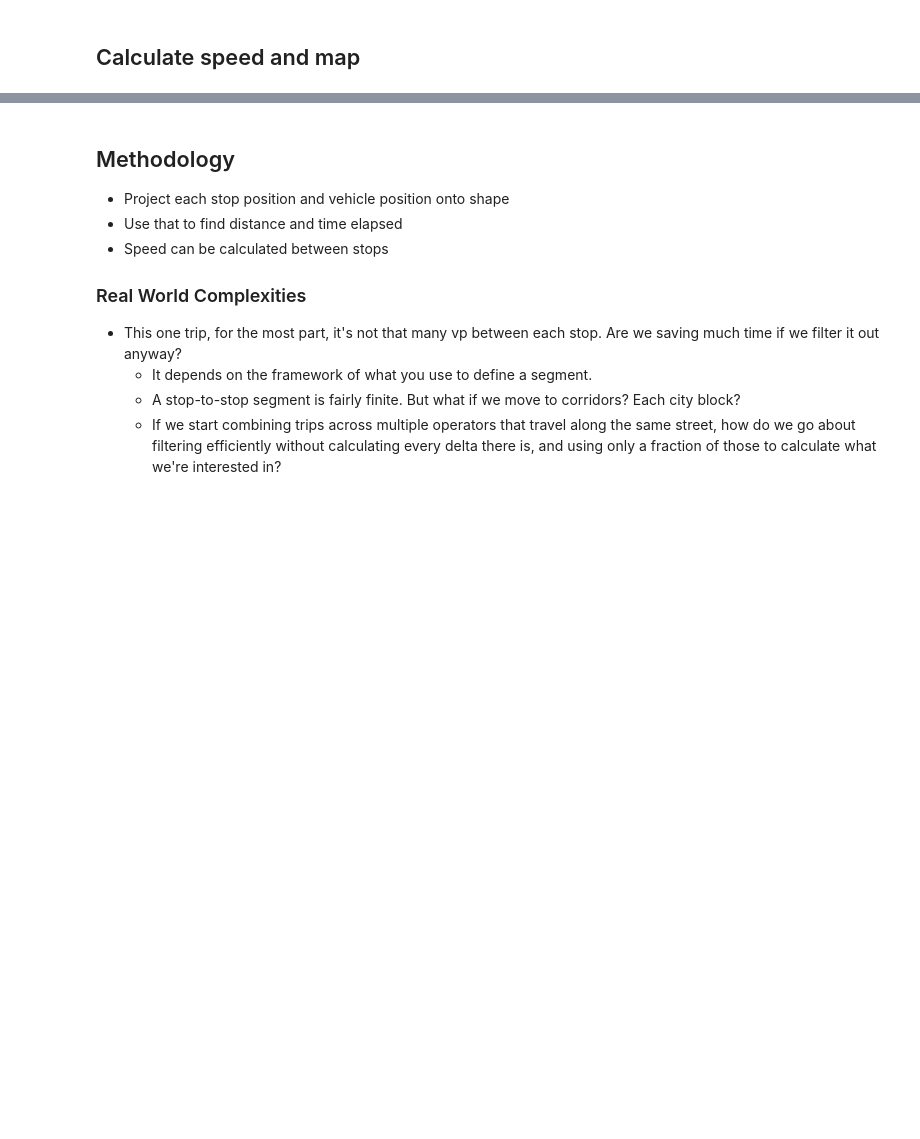
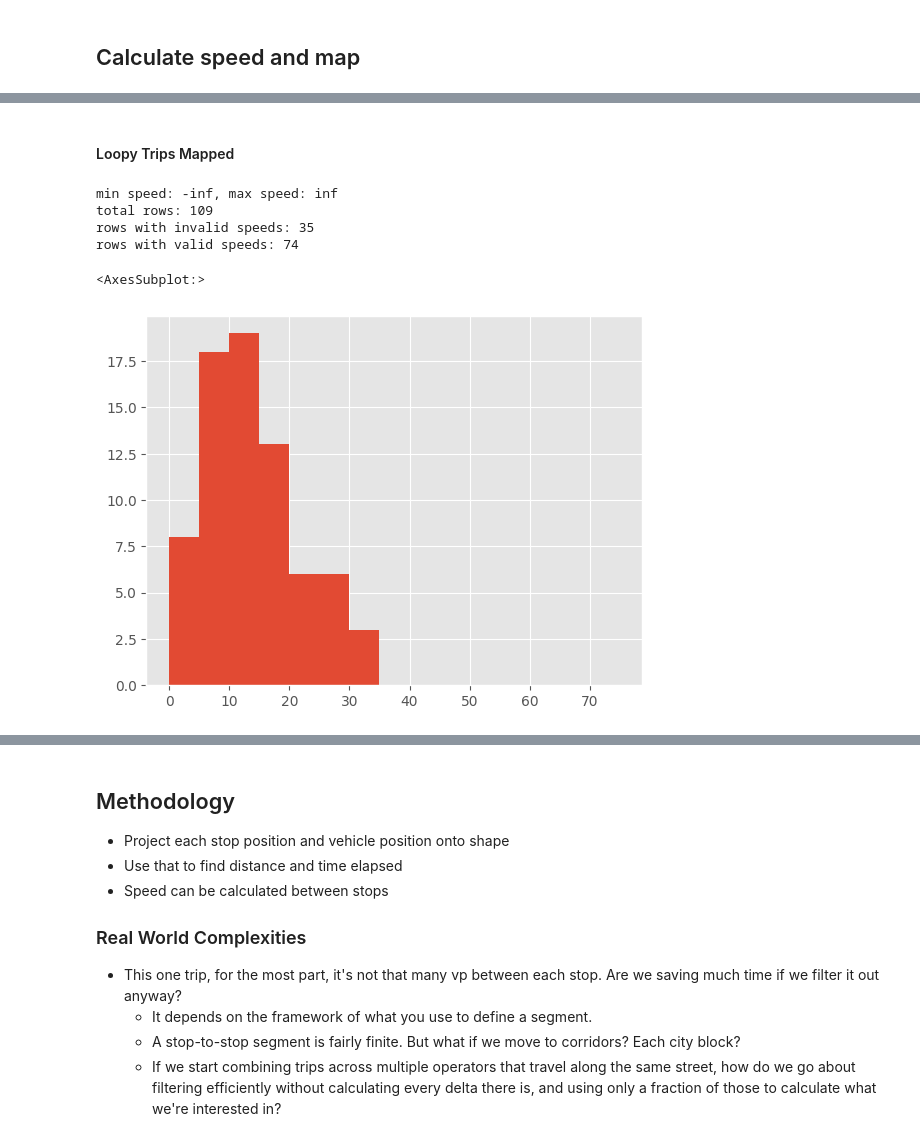
Before and after one commit to tiffanychu90/gtfs-rt-demo, a Jupyter notebook: scripts/01-ladot-shapely-project.ipynb, the cells around one changed output, grey strips where cells are left out. Drawn from its saved outputs; the diff is of its cells as text; code cells hidden in the pictures; blank space fills up the shorter version.

```diff
--- a/scripts/01-ladot-shapely-project.ipynb
+++ b/scripts/01-ladot-shapely-project.ipynb
@@ -205,3 +216,16 @@ speed_gdf[
 )
 # %% [output]
 [interactive output not drawn]
+# %% [markdown]
+#### Loopy Trips Mapped
+# %%
+compare_utils.speed_stats(
+    speed_gdf[speed_gdf.trip_id.isin(loopy_trips_to_use)]
+)
+# %% [output]
+min speed: -inf, max speed: inf
+total rows: 109
+rows with invalid speeds: 35
+rows with valid speeds: 74
+<AxesSubplot:>
+[figure, added]
```
Also changed, not shown: parts of 14 cells of this notebook, 2 other files.
